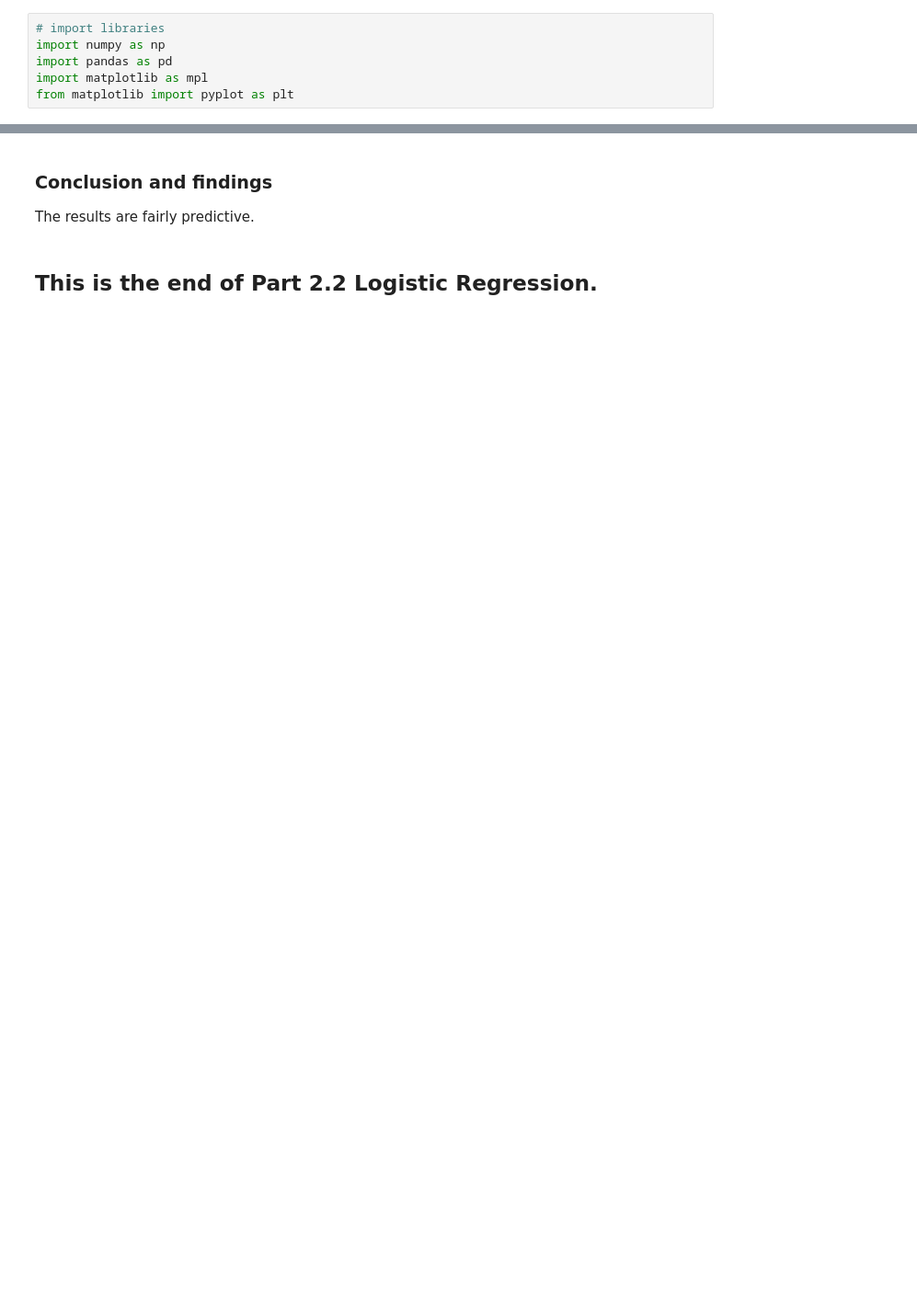
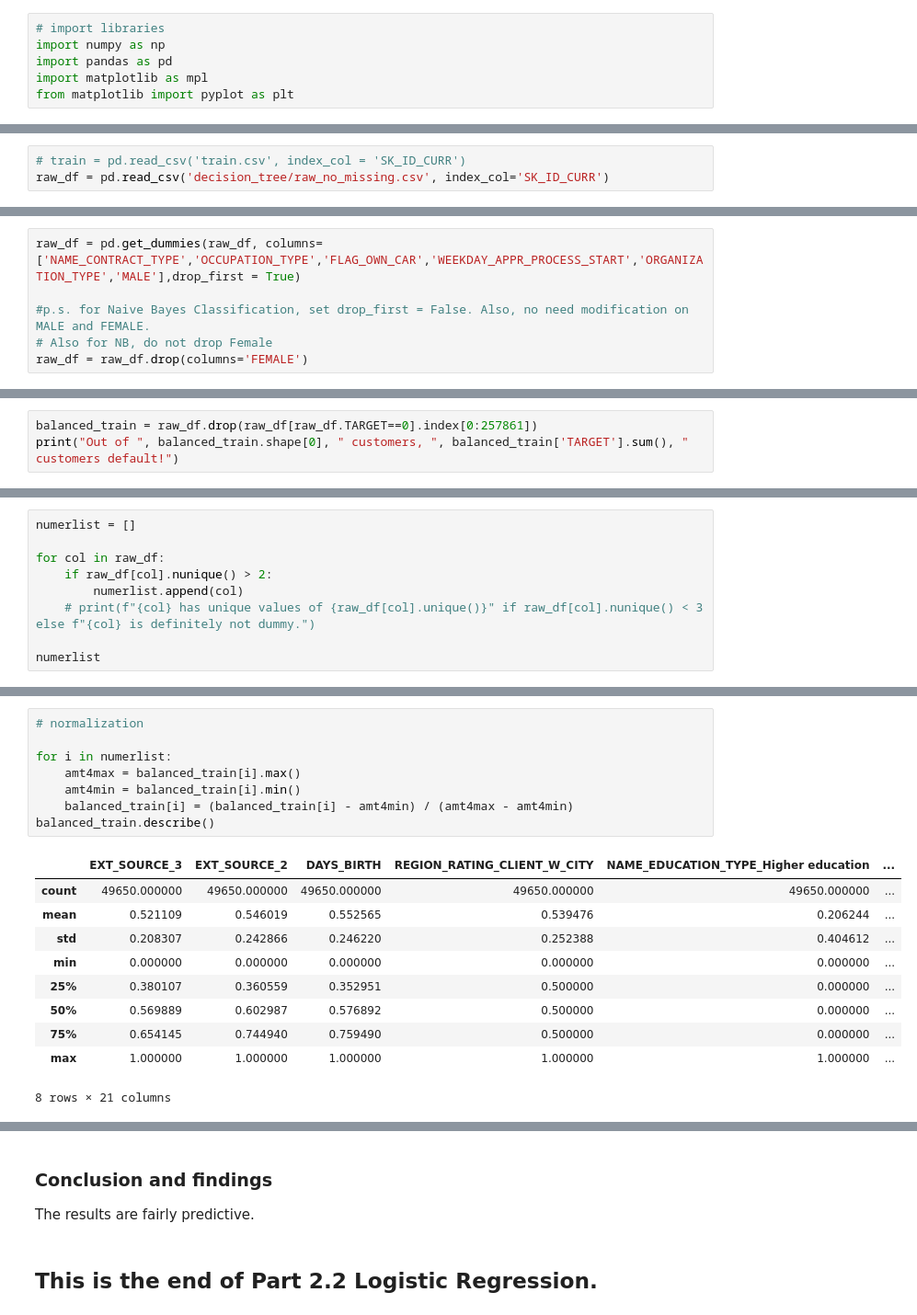
Before and after one commit to owen-hwlee/isom3360_project_credit_card_defaultee_analysis, a Jupyter notebook: models/logistic_regression.ipynb, the cells around one changed output, grey strips where cells are left out. Shown at 92% size. Drawn from its saved outputs; the diff is of its cells as text; blank space fills up the shorter version.

```diff
--- a/models/logistic_regression.ipynb
+++ b/models/logistic_regression.ipynb
@@ -146,0 +43,3 @@ print(f"Best AUC: {l_searcher.best_score_}")
+# %%
+# train = pd.read_csv('train.csv', index_col = 'SK_ID_CURR')
+raw_df = pd.read_csv('decision_tree/raw_no_missing.csv', index_col='SK_ID_CURR')
@@ -146,0 +48,6 @@ print(f"Best AUC: {l_searcher.best_score_}")
+# %%
+raw_df = pd.get_dummies(raw_df, columns=['NAME_CONTRACT_TYPE','OCCUPATION_TYPE','FLAG_OWN_CAR','WEEKDAY_APPR_PROCESS_START','ORGANIZATION_TYPE','MALE'],drop_first = True)
+
+#p.s. for Naive Bayes Classification, set drop_first = False. Also, no need modification on MALE and FEMALE.
+# Also for NB, do not drop Female
+raw_df = raw_df.drop(columns='FEMALE')
@@ -146,0 +106,3 @@ print(f"Best AUC: {l_searcher.best_score_}")
+# %%
+balanced_train = raw_df.drop(raw_df[raw_df.TARGET==0].index[0:257861])
+print("Out of ", balanced_train.shape[0], " customers, ", balanced_train['TARGET'].sum(), " customers default!")
@@ -146,0 +111,9 @@ print(f"Best AUC: {l_searcher.best_score_}")
+# %%
+numerlist = []
+
+for col in raw_df:
+    if raw_df[col].nunique() > 2:
+        numerlist.append(col)
+    # print(f"{col} has unique values of {raw_df[col].unique()}" if raw_df[col].nunique() < 3 else f"{col} is definitely not dummy.")
+
+numerlist
@@ -146,0 +132,19 @@ print(f"Best AUC: {l_searcher.best_score_}")
+# %%
+# normalization
+
+for i in numerlist:
+    amt4max = balanced_train[i].max()
+    amt4min = balanced_train[i].min()
+    balanced_train[i] = (balanced_train[i] - amt4min) / (amt4max - amt4min)
+balanced_train.describe()
+# %% [output]
+|  | EXT_SOURCE_3 | EXT_SOURCE_2 | DAYS_BIRTH | REGION_RATING_CLIENT_W_CITY | NAME_EDUCATION_TYPE_Higher education | ... |
+| count | 49650.000000 | 49650.000000 | 49650.000000 | 49650.000000 | 49650.000000 | ... |
+| mean | 0.521109 | 0.546019 | 0.552565 | 0.539476 | 0.206244 | ... |
+| std | 0.208307 | 0.242866 | 0.246220 | 0.252388 | 0.404612 | ... |
+| min | 0.000000 | 0.000000 | 0.000000 | 0.000000 | 0.000000 | ... |
+| 25% | 0.380107 | 0.360559 | 0.352951 | 0.500000 | 0.000000 | ... |
+| 50% | 0.569889 | 0.602987 | 0.576892 | 0.500000 | 0.000000 | ... |
+| 75% | 0.654145 | 0.744940 | 0.759490 | 0.500000 | 0.000000 | ... |
+| max | 1.000000 | 1.000000 | 1.000000 | 1.000000 | 1.000000 | ... |
+8 rows × 21 columns
```
Also changed, not shown: parts of 64 cells of this notebook, 6 other files.
